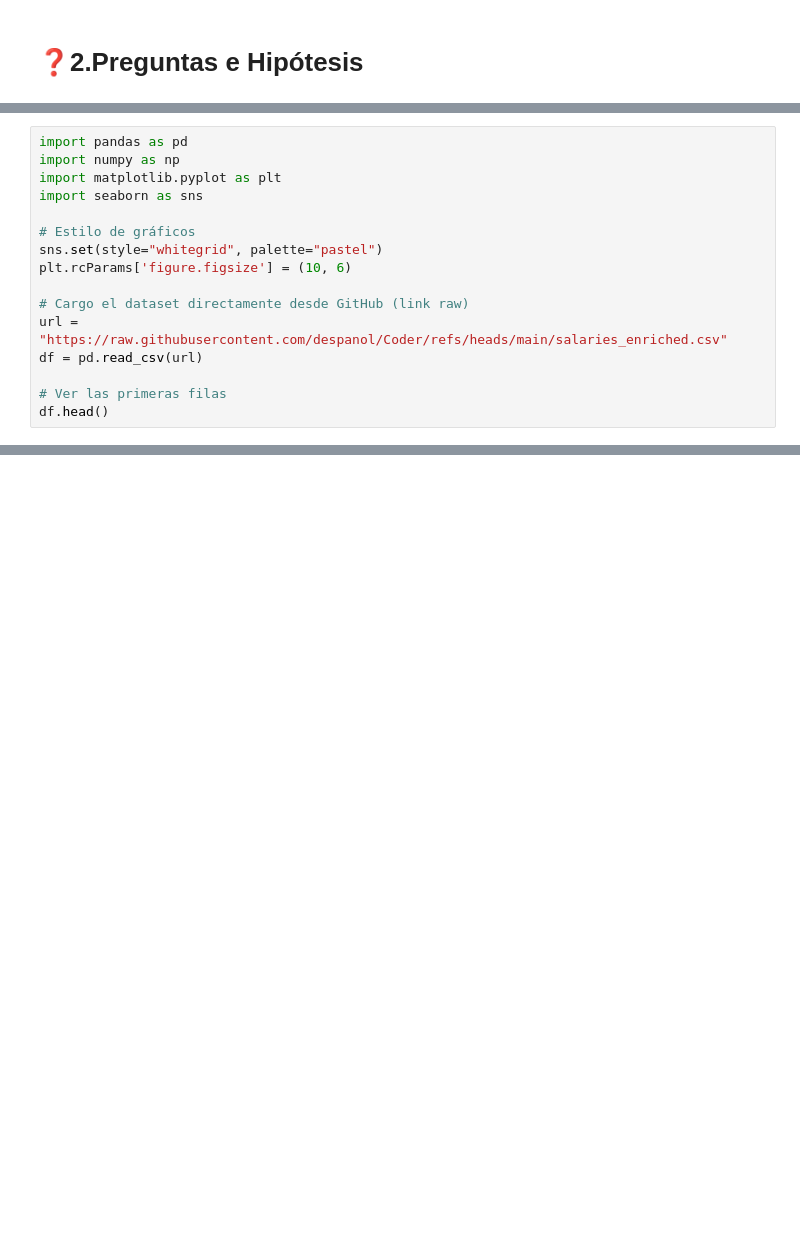
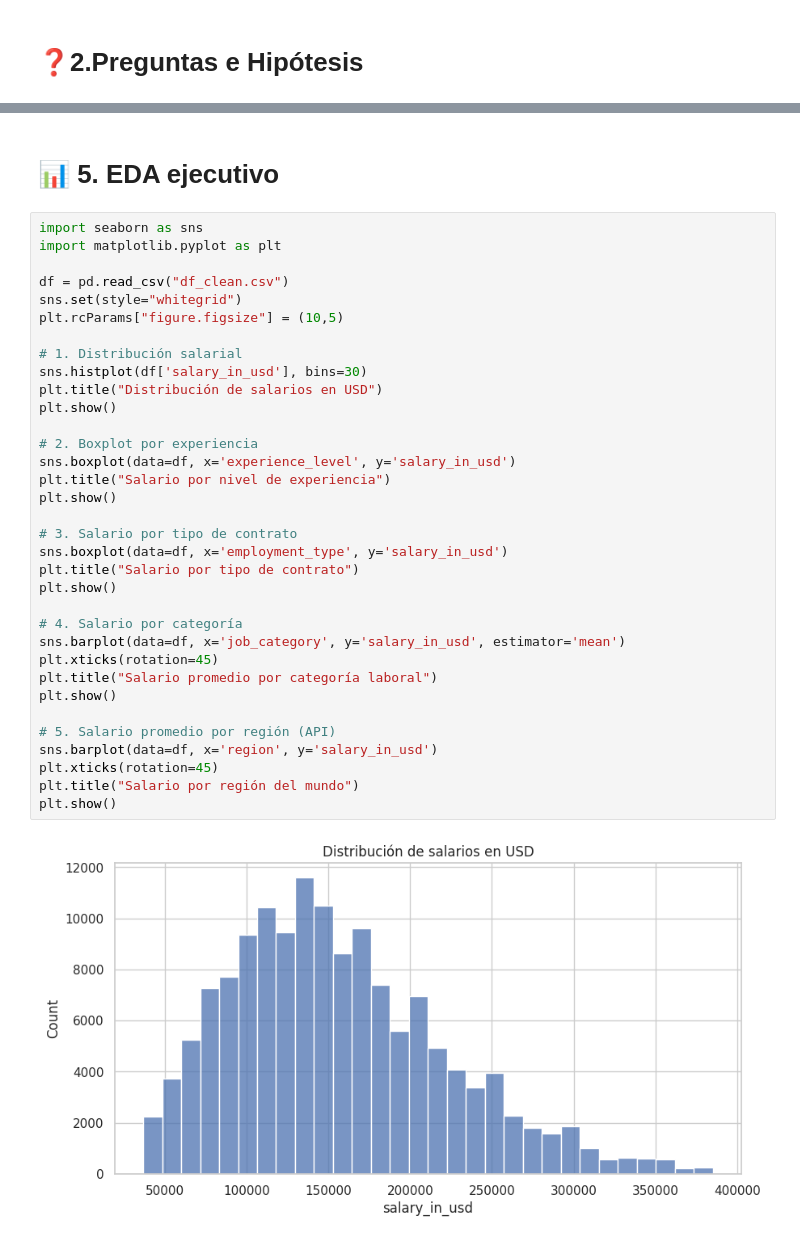
Before and after one commit to despanol/Coder, a Jupyter notebook: ProyectoDSParte2_Salarios_EspañolDavid.ipynb, the cells around one changed output, grey strips where cells are left out. Drawn from its saved outputs; the diff is of its cells as text; blank space fills up the shorter version.

```diff
--- a/ProyectoDSParte2_Salarios_EspañolDavid.ipynb
+++ b/ProyectoDSParte2_Salarios_EspañolDavid.ipynb
@@ -70,16 +28,0 @@ Variables más útiles para el modelo y el análisis exploratorio:
-# %%
-import pandas as pd
-import numpy as np
-import matplotlib.pyplot as plt
-import seaborn as sns
-
-# Estilo de gráficos
-sns.set(style="whitegrid", palette="pastel")
-plt.rcParams['figure.figsize'] = (10, 6)
-
-# Cargo el dataset directamente desde GitHub (link raw)
-url = "https://raw.githubusercontent.com/despanol/Coder/refs/heads/main/salaries_enriched.csv"
-df = pd.read_csv(url)
-
-# Ver las primeras filas
-df.head()
@@ -321,0 +165,38 @@ El salario muestra una distribución sesgada hacia valores altos: hay outliers o
+# %% [markdown]
+# 📊 5. EDA ejecutivo
+# %%
+import seaborn as sns
+import matplotlib.pyplot as plt
+
+df = pd.read_csv("df_clean.csv")
+sns.set(style="whitegrid")
+plt.rcParams["figure.figsize"] = (10,5)
+
+# 1. Distribución salarial
+sns.histplot(df['salary_in_usd'], bins=30)
+plt.title("Distribución de salarios en USD")
+plt.show()
+
+# 2. Boxplot por experiencia
+sns.boxplot(data=df, x='experience_level', y='salary_in_usd')
+plt.title("Salario por nivel de experiencia")
+plt.show()
+
+# 3. Salario por tipo de contrato
+sns.boxplot(data=df, x='employment_type', y='salary_in_usd')
+plt.title("Salario por tipo de contrato")
+plt.show()
+
+# 4. Salario por categoría
+sns.barplot(data=df, x='job_category', y='salary_in_usd', estimator='mean')
+plt.xticks(rotation=45)
+plt.title("Salario promedio por categoría laboral")
+plt.show()
+
+# 5. Salario promedio por región (API)
+sns.barplot(data=df, x='region', y='salary_in_usd')
+plt.xticks(rotation=45)
+plt.title("Salario por región del mundo")
+plt.show()
+# %% [output]
+[figure, added]
```
Also changed, not shown: parts of 57 cells of this notebook.
